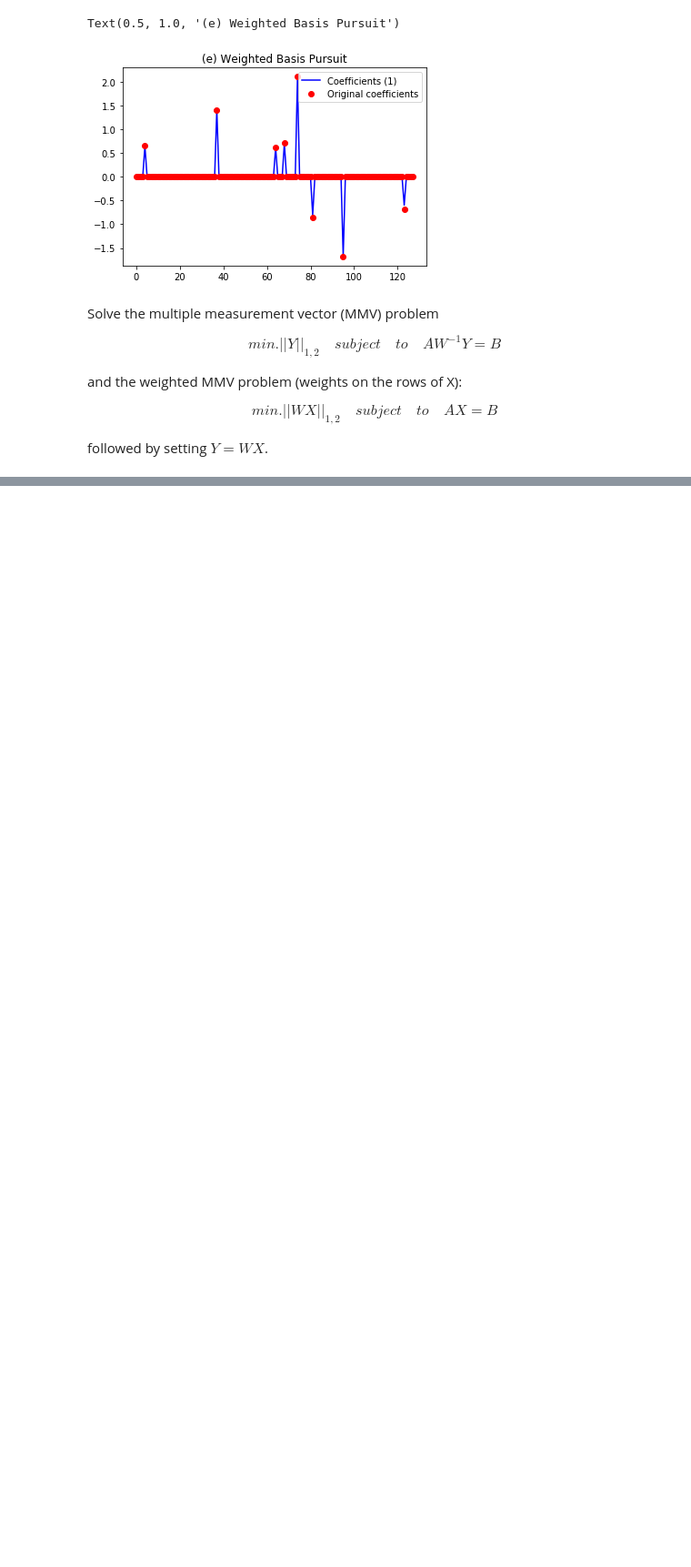
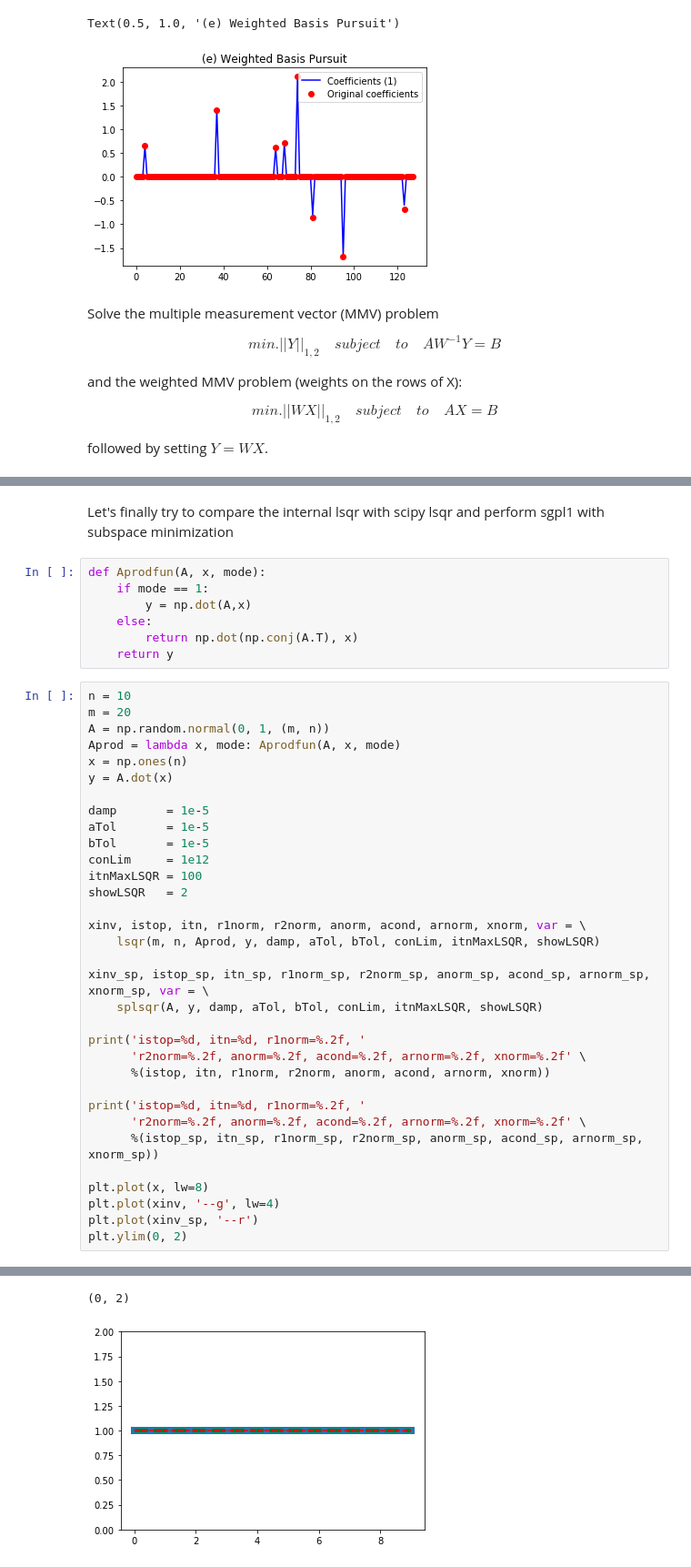
Before and after one commit to drrelyea/spgl1, a Jupyter notebook: examples/Official_demo.ipynb, the cells around one changed output, grey strips where cells are left out. Shown at 91% size. Saved outputs shown, nothing was run; the diff lists cells and outputs as text; blank space fills up the shorter version.

```diff
--- a/examples/Official_demo.ipynb
+++ b/examples/Official_demo.ipynb
@@ -232,2 +327,45 @@ plt.title('(f) Weighted Basis Pursuit with Multiple Measurement Vectors');
 [figure]
 [figure]
+# %% [markdown]
+Let's finally try to compare the internal lsqr with scipy lsqr and perform sgpl1 with subspace minimization
+# %%
+def Aprodfun(A, x, mode):
+    if mode == 1:
+        y = np.dot(A,x)
+    else:
+        return np.dot(np.conj(A.T), x)
+    return y
+# %%
+n = 10
+m = 20
+A = np.random.normal(0, 1, (m, n))
+Aprod = lambda x, mode: Aprodfun(A, x, mode)
+x = np.ones(n)
+y = A.dot(x)
+
+damp       = 1e-5
+aTol       = 1e-5
+bTol       = 1e-5
+conLim     = 1e12
+itnMaxLSQR = 100
+showLSQR   = 2
+
+xinv, istop, itn, r1norm, r2norm, anorm, acond, arnorm, xnorm, var = \
+    lsqr(m, n, Aprod, y, damp, aTol, bTol, conLim, itnMaxLSQR, showLSQR)
+
+xinv_sp, istop_sp, itn_sp, r1norm_sp, r2norm_sp, anorm_sp, acond_sp, arnorm_sp, xnorm_sp, var = \
+    splsqr(A, y, damp, aTol, bTol, conLim, itnMaxLSQR, showLSQR)
+
+print('istop=%d, itn=%d, r1norm=%.2f, '
+      'r2norm=%.2f, anorm=%.2f, acond=%.2f, arnorm=%.2f, xnorm=%.2f' \
+      %(istop, itn, r1norm, r2norm, anorm, acond, arnorm, xnorm))
+
+print('istop=%d, itn=%d, r1norm=%.2f, '
+      'r2norm=%.2f, anorm=%.2f, acond=%.2f, arnorm=%.2f, xnorm=%.2f' \
+      %(istop_sp, itn_sp, r1norm_sp, r2norm_sp, anorm_sp, acond_sp, arnorm_sp, xnorm_sp))
+
+plt.plot(x, lw=8)
+plt.plot(xinv, '--g', lw=4)
+plt.plot(xinv_sp, '--r')
+plt.ylim(0, 2)
+# %% [output]
@@ -233,0 +389,2 @@ plt.title('(f) Weighted Basis Pursuit with Multiple Measurement Vectors');
+(0, 2)
+[figure, added]
```
Also changed, not shown: parts of 11 cells of this notebook, 7 other files.
